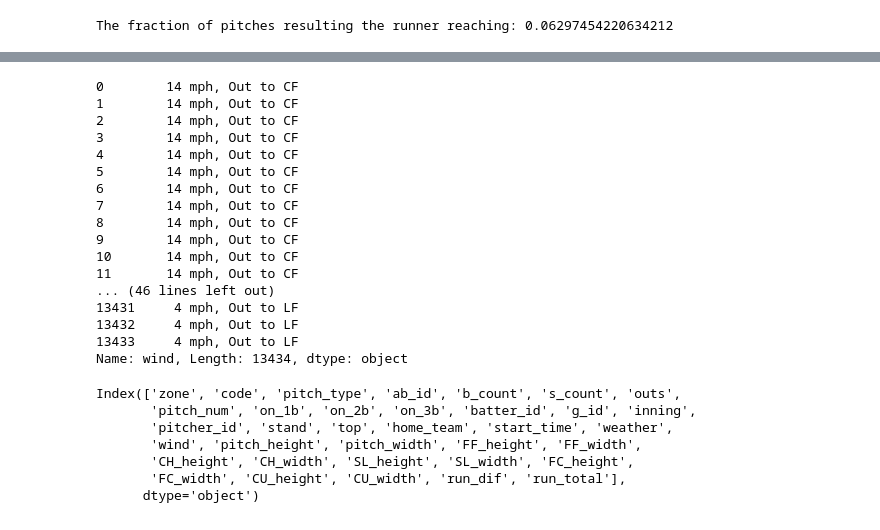
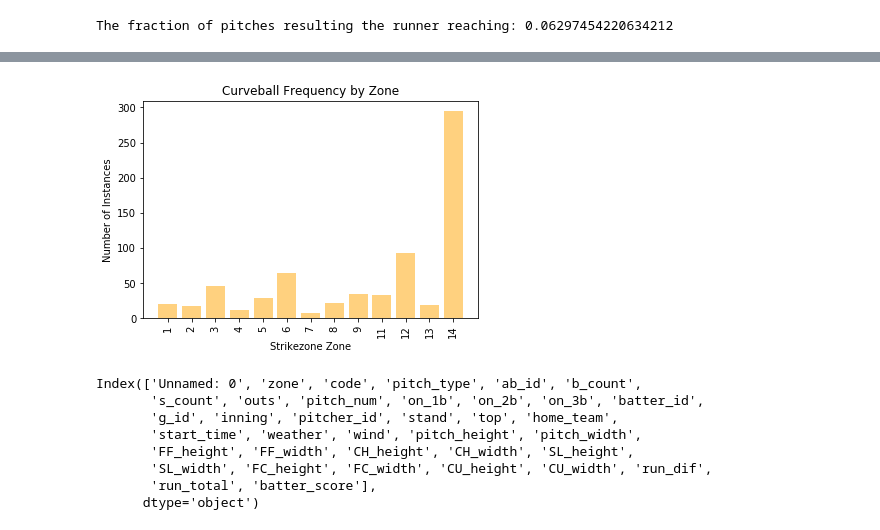
Before and after one commit to ajaklevs/Scherzer-Pitch-Recommender, a Jupyter notebook: Scherzer_Project.ipynb, the cells around one changed output, grey strips where cells are left out. Saved outputs shown, nothing was run; the diff lists cells and outputs as text; code cells hidden in the pictures.

```diff
--- a/Scherzer_Project.ipynb
+++ b/Scherzer_Project.ipynb
@@ -371,3 +370,6 @@ Index(['zone', 'code', 'pitch_type', 'ab_id', 'b_count', 's_count', 'outs',
+# %%
+scherzer = pd.read_csv('Scherzer.csv')
+scherzer_beta = pd.read_csv('Scherzer_beta.csv')
 # %%
 print('The fraction of pitches resulting the runner reaching:',scherzer.code.sum()/scherzer.code.size)
 # %% [output]
@@ -375,32 +457,27 @@ The fraction of pitches resulting the runner reaching: 0.06297454220634212
+# %%
+plt.bar(y_pos, cutters2, align='center', alpha=0.5, color = 'orange')
+plt.xticks(y_pos, zones)
+plt.xlabel('Strikezone Zone')
+plt.ylabel('Number of Instances')
+plt.title('Curveball Frequency by Zone')
+plt.xticks(rotation=90)
+
+plt.show()
+# %% [output]
+[figure, added]
 # %%
 to_be_vectorized = ['pitch_type','p_throws', 'stand']
-to_be_dropped = ['zone', 'ab_id', 'batter_id', 'g_id', 'p_throws', 'pitcher_id', 'top']
+to_be_dropped = ['Unnamed: 0','zone', 'ab_id', 'g_id', 'pitcher_id', 'top', 'wind', 'pitch_height', 'pitch_width']
 ready_to_go = ['code', 'b_count', 's_count', 'outs', 'pitch_num', 'on_1b', 'on_2b', 'on_3b', 'inning', 'home_team',
               'start_time', 'weather']
-print(scherzer.wind)
+
 scherzer.columns
 # %% [output]
-0        14 mph, Out to CF
-1        14 mph, Out to CF
-2        14 mph, Out to CF
-3        14 mph, Out to CF
-4        14 mph, Out to CF
-5        14 mph, Out to CF
-6        14 mph, Out to CF
-7        14 mph, Out to CF
-8        14 mph, Out to CF
-9        14 mph, Out to CF
-10       14 mph, Out to CF
-11       14 mph, Out to CF
-... (46 lines left out)
-13431     4 mph, Out to LF
-13432     4 mph, Out to LF
-13433     4 mph, Out to LF
-Name: wind, Length: 13434, dtype: object
+Index(['Unnamed: 0', 'zone', 'code', 'pitch_type', 'ab_id', 'b_count',
+       's_count', 'outs', 'pitch_num', 'on_1b', 'on_2b', 'on_3b', 'batter_id',
+       'g_id', 'inning', 'pitcher_id', 'stand', 'top', 'home_team',
+       'start_time', 'weather', 'wind', 'pitch_height', 'pitch_width',
+       'FF_height', 'FF_width', 'CH_height', 'CH_width', 'SL_height',
+       'SL_width', 'FC_height', 'FC_width', 'CU_height', 'CU_width', 'run_dif',
+       'run_total', 'batter_score'],
+      dtype='object')
-Index(['zone', 'code', 'pitch_type', 'ab_id', 'b_count', 's_count', 'outs',
-       'pitch_num', 'on_1b', 'on_2b', 'on_3b', 'batter_id', 'g_id', 'inning',
-       'pitcher_id', 'stand', 'top', 'home_team', 'start_time', 'weather',
-       'wind', 'pitch_height', 'pitch_width', 'FF_height', 'FF_width',
-       'CH_height', 'CH_width', 'SL_height', 'SL_width', 'FC_height',
-       'FC_width', 'CU_height', 'CU_width', 'run_dif', 'run_total'],
-      dtype='object')
```
Also changed, not shown: parts of 17 cells of this notebook.
